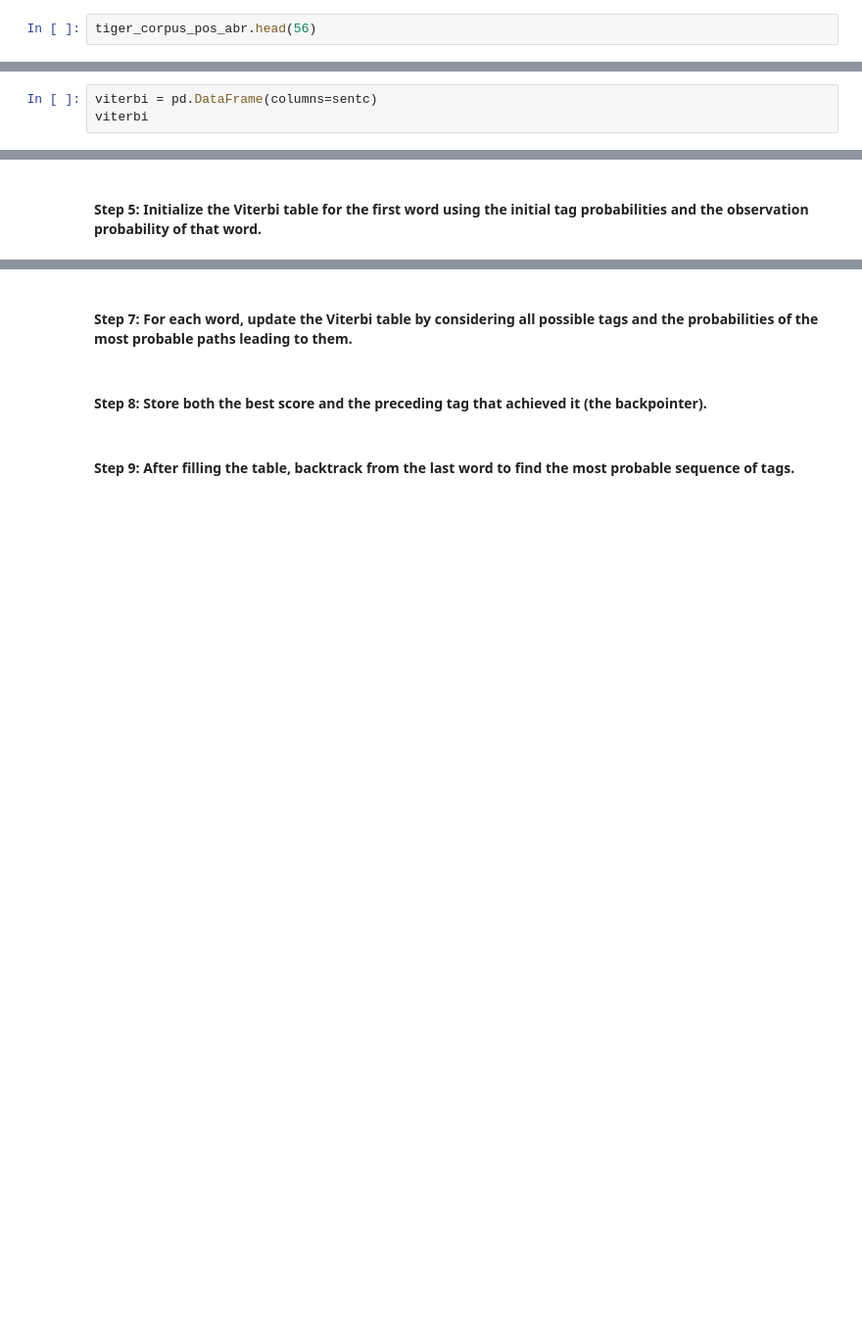
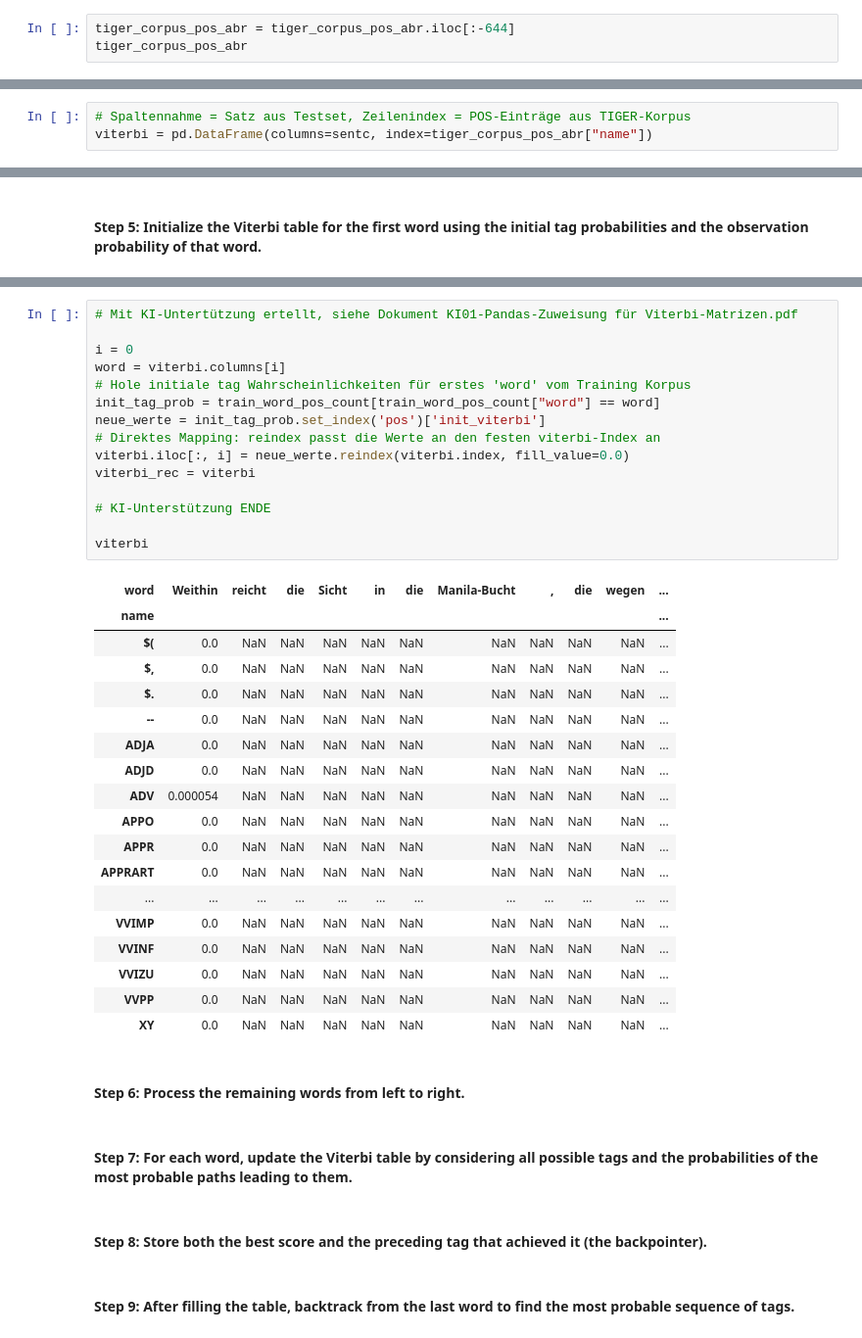
Before and after one commit to FritzSavira/NLPROC-ALV-B, a Jupyter notebook: assignment-03/assignment-03-Task-2ab.ipynb, the cells around one changed output, grey strips where cells are left out. Shown at 98% size. Cells and saved outputs as stored; diff of their text form; blank space fills up the shorter version.

```diff
--- a/assignment-03/assignment-03-Task-2ab.ipynb
+++ b/assignment-03/assignment-03-Task-2ab.ipynb
@@ -159,7 +154,8 @@ tiger_corpus_pos_abr = pd.read_xml("tiger_release_aug07.corrected.16012013.xml",
                   elems_only=False,
                   encoding="ISO-8859-1")
 # %%
-tiger_corpus_pos_abr.head(56)
+tiger_corpus_pos_abr = tiger_corpus_pos_abr.iloc[:-644]
+tiger_corpus_pos_abr
 # %% [output]
 |  | name | value |
 | 0 | $( | Sonstige Satzzeichen; satzintern |
@@ -331,3 +372,3 @@ Name: word, dtype: str
 # %%
-viterbi = pd.DataFrame(columns=sentc)
-viterbi
+# Spaltennahme = Satz aus Testset, Zeilenindex = POS-Einträge aus TIGER-Korpus
+viterbi = pd.DataFrame(columns=sentc, index=tiger_corpus_pos_abr["name"])
@@ -346,3 +393,39 @@ train_word_pos_count[train_word_pos_count["word"] == "Die"]
+# %%
+# Mit KI-Untertützung ertellt, siehe Dokument KI01-Pandas-Zuweisung für Viterbi-Matrizen.pdf
+
+i = 0
+word = viterbi.columns[i]
+# Hole initiale tag Wahrscheinlichkeiten für erstes 'word' vom Training Korpus
+init_tag_prob = train_word_pos_count[train_word_pos_count["word"] == word]
+neue_werte = init_tag_prob.set_index('pos')['init_viterbi']
+# Direktes Mapping: reindex passt die Werte an den festen viterbi-Index an
+viterbi.iloc[:, i] = neue_werte.reindex(viterbi.index, fill_value=0.0)
+viterbi_rec = viterbi
+
+# KI-Unterstützung ENDE
+
+viterbi
+# %% [output]
+| word | Weithin | reicht | die | Sicht | in | die | Manila-Bucht | , | die | wegen | ... |
+| name |  |  |  |  |  |  |  |  |  |  | ... |
+| $( | 0.0 | NaN | NaN | NaN | NaN | NaN | NaN | NaN | NaN | NaN | ... |
+| $, | 0.0 | NaN | NaN | NaN | NaN | NaN | NaN | NaN | NaN | NaN | ... |
+| $. | 0.0 | NaN | NaN | NaN | NaN | NaN | NaN | NaN | NaN | NaN | ... |
+| -- | 0.0 | NaN | NaN | NaN | NaN | NaN | NaN | NaN | NaN | NaN | ... |
+| ADJA | 0.0 | NaN | NaN | NaN | NaN | NaN | NaN | NaN | NaN | NaN | ... |
+| ADJD | 0.0 | NaN | NaN | NaN | NaN | NaN | NaN | NaN | NaN | NaN | ... |
+| ADV | 0.000054 | NaN | NaN | NaN | NaN | NaN | NaN | NaN | NaN | NaN | ... |
+| APPO | 0.0 | NaN | NaN | NaN | NaN | NaN | NaN | NaN | NaN | NaN | ... |
+| APPR | 0.0 | NaN | NaN | NaN | NaN | NaN | NaN | NaN | NaN | NaN | ... |
+| APPRART | 0.0 | NaN | NaN | NaN | NaN | NaN | NaN | NaN | NaN | NaN | ... |
+| ... | ... | ... | ... | ... | ... | ... | ... | ... | ... | ... | ... |
+| VVIMP | 0.0 | NaN | NaN | NaN | NaN | NaN | NaN | NaN | NaN | NaN | ... |
+| VVINF | 0.0 | NaN | NaN | NaN | NaN | NaN | NaN | NaN | NaN | NaN | ... |
+| VVIZU | 0.0 | NaN | NaN | NaN | NaN | NaN | NaN | NaN | NaN | NaN | ... |
+| VVPP | 0.0 | NaN | NaN | NaN | NaN | NaN | NaN | NaN | NaN | NaN | ... |
+| XY | 0.0 | NaN | NaN | NaN | NaN | NaN | NaN | NaN | NaN | NaN | ... |
+# %% [markdown]
+#### Step 6: Process the remaining words from left to right.
 # %% [markdown]
 #### Step 7: For each word, update the Viterbi table by considering all possible tags and the probabilities of the most probable paths leading to them.
 # %% [markdown]
```
Also changed, not shown: parts of 17 cells of this notebook, 2 other files.
